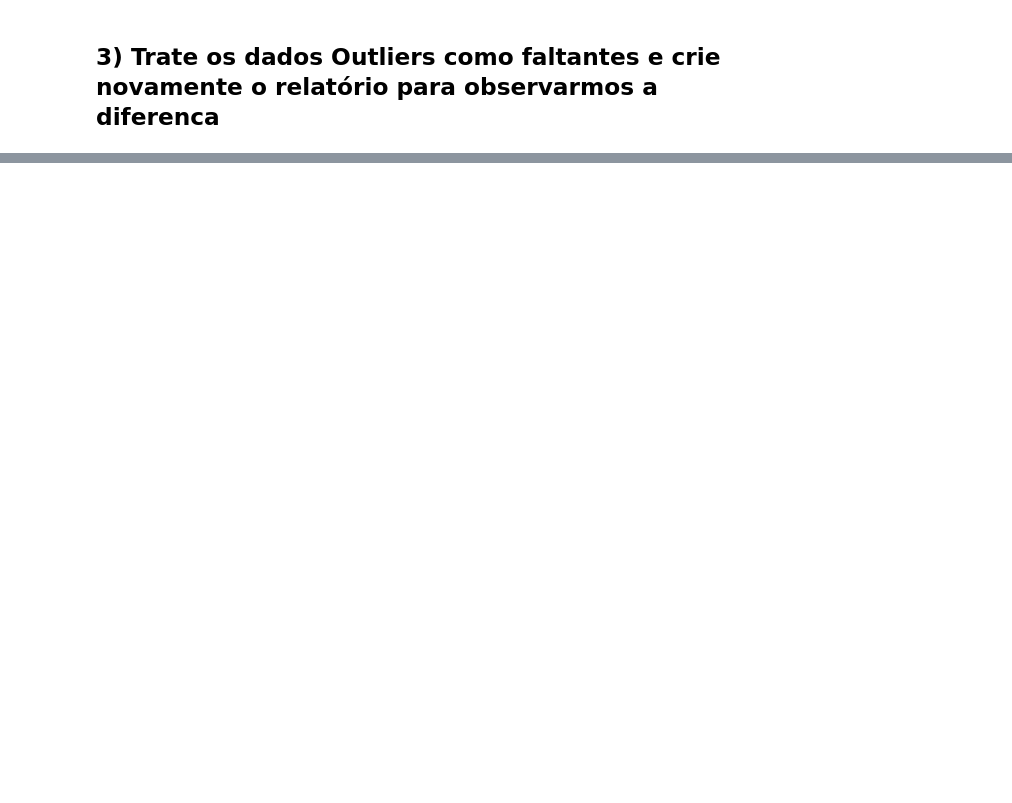
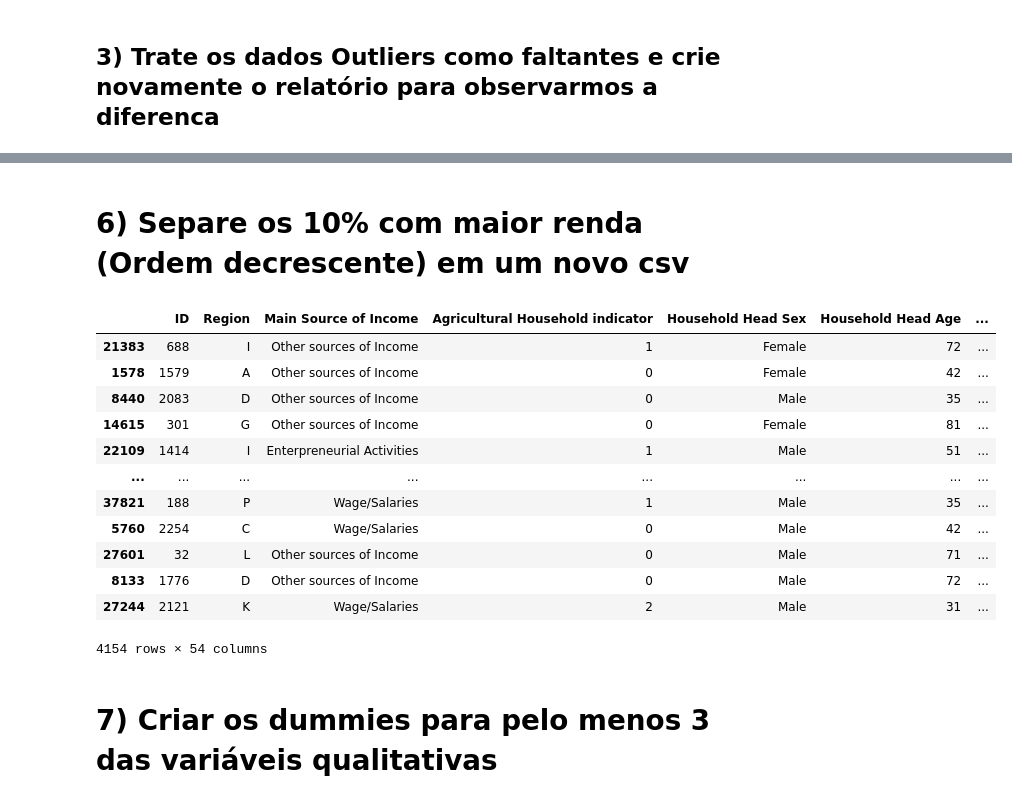
Before and after one commit to marcelaqueiroz/letscode_pandas, a Jupyter notebook: projeto_pandas.ipynb, the cells around one changed output, grey strips where cells are left out. Saved outputs shown, nothing was run; the diff lists cells and outputs as text; code cells hidden in the pictures; blank space fills up the shorter version.

```diff
--- a/projeto_pandas.ipynb
+++ b/projeto_pandas.ipynb
@@ -318,0 +427,24 @@ stats_outliers.T
+# %% [markdown]
+# 6) Separe os 10% com maior renda (Ordem decrescente) em um novo csv
+# %%
+ten_percent = int(0.1 * df_merged['Total Household Income'].count())
+top_ten_percent = df_merged.sort_values(by='Total Household Income')[:ten_percent]
+top_ten_percent.to_csv('top_ten_percent.csv', index=False)
+
+display(top_ten_percent)
+# %% [output]
+|  | ID | Region | Main Source of Income | Agricultural Household indicator | Household Head Sex | Household Head Age | ... |
+| 21383 | 688 | I | Other sources of Income | 1 | Female | 72 | ... |
+| 1578 | 1579 | A | Other sources of Income | 0 | Female | 42 | ... |
+| 8440 | 2083 | D | Other sources of Income | 0 | Male | 35 | ... |
+| 14615 | 301 | G | Other sources of Income | 0 | Female | 81 | ... |
+| 22109 | 1414 | I | Enterpreneurial Activities | 1 | Male | 51 | ... |
+| ... | ... | ... | ... | ... | ... | ... | ... |
+| 37821 | 188 | P | Wage/Salaries | 1 | Male | 35 | ... |
+| 5760 | 2254 | C | Wage/Salaries | 0 | Male | 42 | ... |
+| 27601 | 32 | L | Other sources of Income | 0 | Male | 71 | ... |
+| 8133 | 1776 | D | Other sources of Income | 0 | Male | 72 | ... |
+| 27244 | 2121 | K | Wage/Salaries | 2 | Male | 31 | ... |
+4154 rows × 54 columns
+# %% [markdown]
+# 7) Criar os dummies para pelo menos 3 das variáveis qualitativas
```
Also changed, not shown: parts of 23 cells of this notebook.
